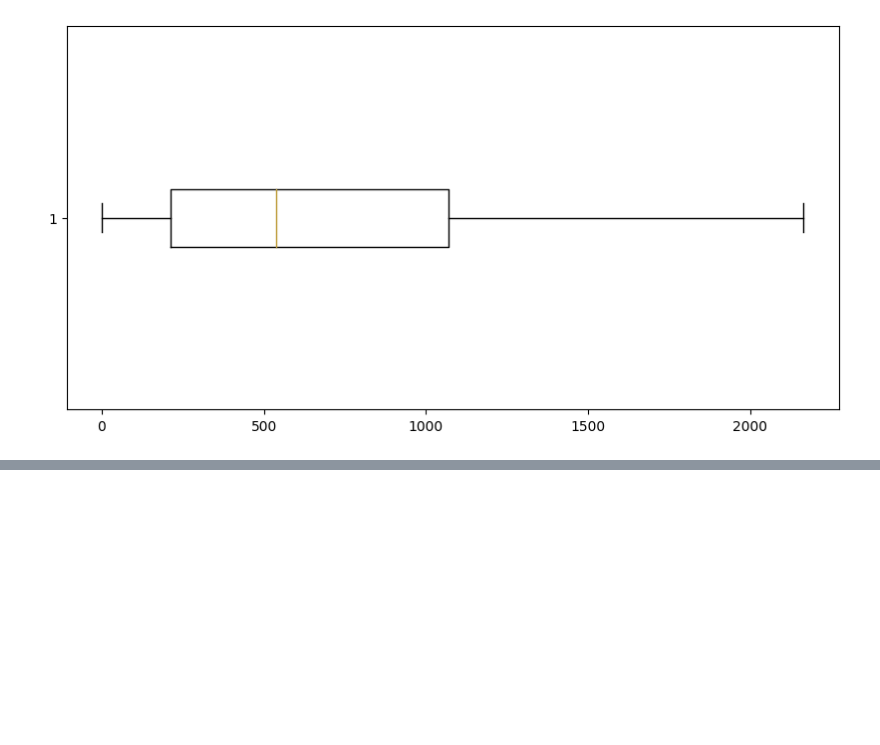
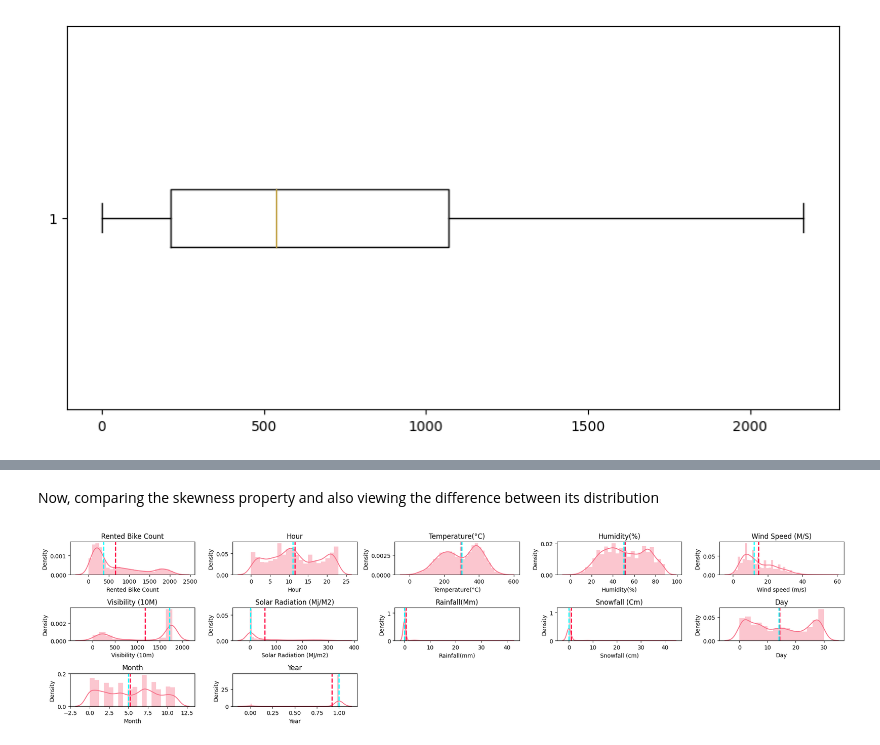
Before and after one commit to MalikAsadAftab/Seoul-Bike-Renting-Synthetic-Data-Generation, a Jupyter notebook: Seoul_Bike_Renting_Synthetic_Data_Generation.ipynb, the cells around one changed output, grey strips where cells are left out. Saved outputs shown, nothing was run; the diff lists cells and outputs as text; code cells hidden in the pictures; blank space fills up the shorter version.

Commit message:
Synthetic Data comparison to Original Data

```diff
--- a/Seoul_Bike_Renting_Synthetic_Data_Generation.ipynb
+++ b/Seoul_Bike_Renting_Synthetic_Data_Generation.ipynb
@@ -507,0 +525,8 @@ plt.show()
+# %%
+X_train, X_test, y_train, y_test = train_test_split(X, y, test_size=0.20, random_state=42)
+# %%
+df_remaining=pd.concat([X_train, y_train], axis=1)
+# %%
+from sdv.metadata import SingleTableMetadata
+
+metadata = SingleTableMetadata()
@@ -507,0 +564,16 @@ plt.show()
+# %%
+from sdv.single_table import GaussianCopulaSynthesizer,TVAESynthesizer
+
+synthesizer = TVAESynthesizer(
+    metadata,
+    enforce_min_max_values=True,
+    enforce_rounding=True,
+    epochs=500
+)
+
+#fit the original set
+synthesizer.fit(df_remaining)
+
+
+#Samples Generation
+synthetic_data = synthesizer.sample(num_rows=len(df_remaining))
@@ -507,0 +662,16 @@ plt.show()
+# %% [markdown]
+Now, comparing the skewness property and also viewing the difference between its distribution
+# %%
+#plot num data to analysis data distribution
+fig = plt.figure(figsize = (20,5))
+for index,column in enumerate(numerical_features) :
+  plt.subplot(3,5,index+1)
+  sns.distplot(synthetic_data[column])
+  feature = synthetic_data[column]
+  ax = fig.gca()
+  ax.axvline(feature.mean(), color='#ff033e', linestyle='dashed', linewidth=2)  #Rose-Red Color indicate mean of data
+  ax.axvline(feature.median(), color='#00ffff', linestyle='dashed', linewidth=2) #Cyan indicate median of data
+  plt.title(f'{column.title()}')
+  plt.tight_layout()
+# %% [output]
+[figure, added]
```
Also changed, not shown: parts of 55 cells of this notebook.
